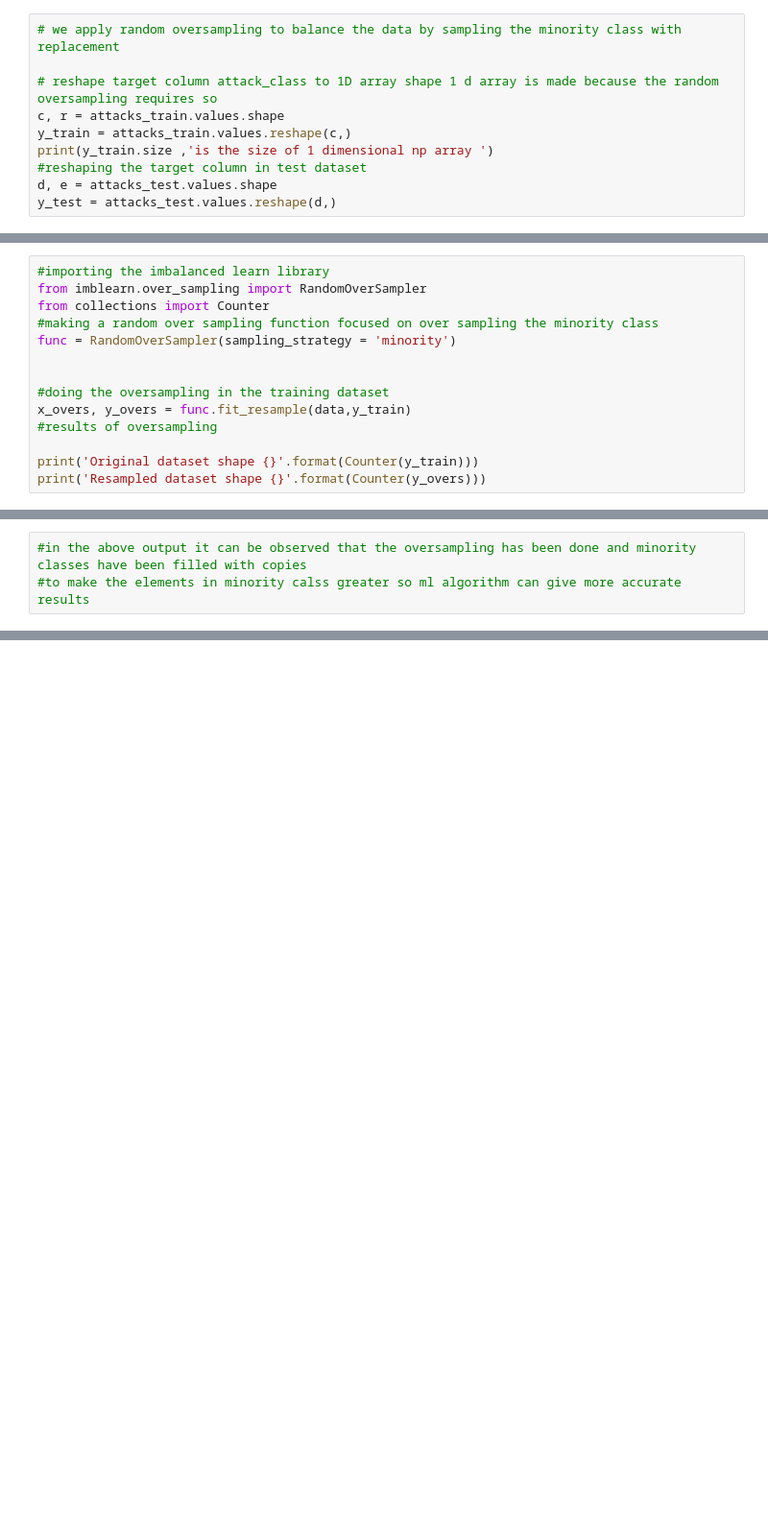
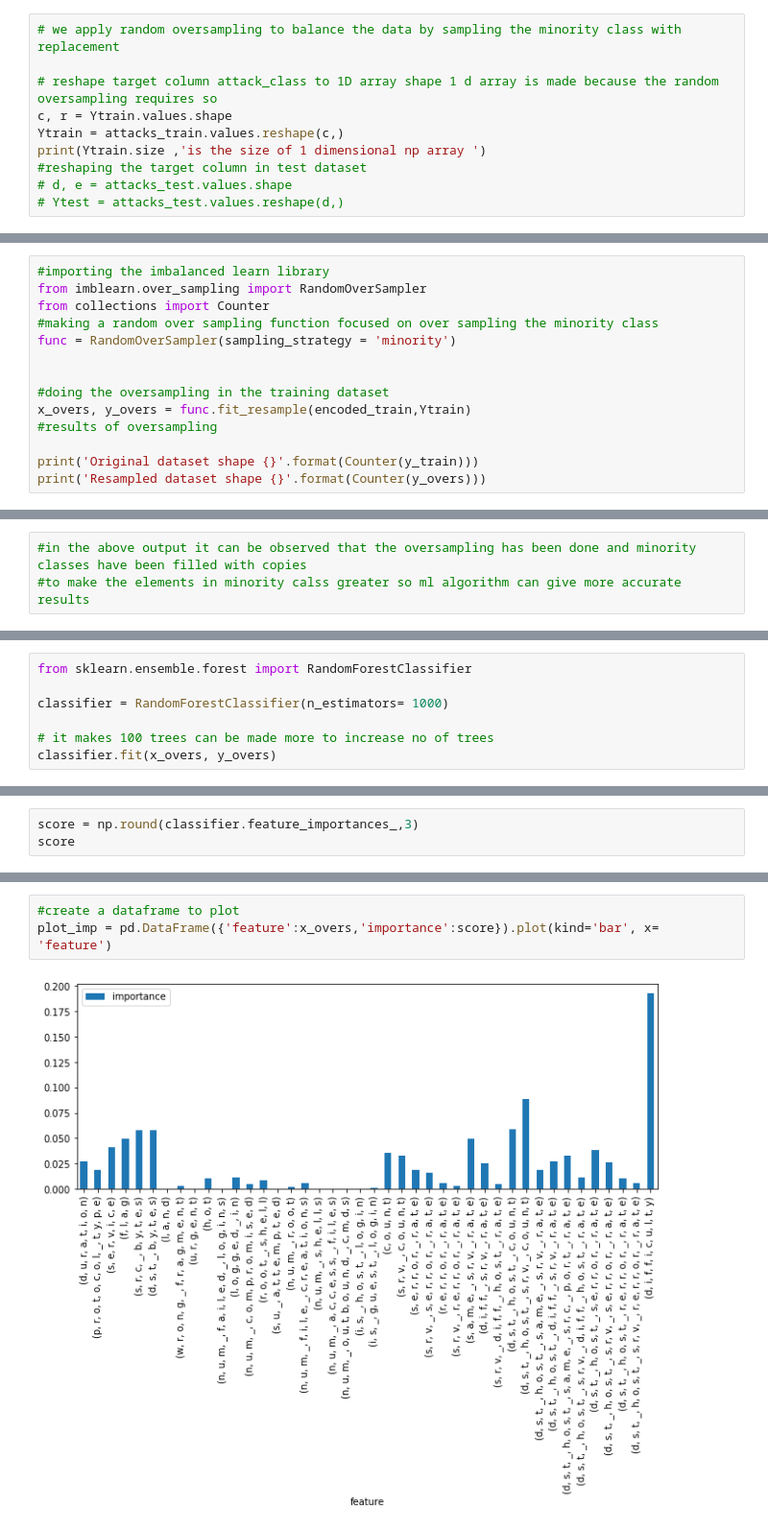
Before and after one commit to abdullahbilalawan/Intrusion_detction_using_AIand-ml, a Jupyter notebook: Intrusion_ml.ipynb, the cells around one changed output, grey strips where cells are left out. Shown at 96% size. Cells and saved outputs as stored; diff of their text form; blank space fills up the shorter version.

```diff
--- a/Intrusion_ml.ipynb
+++ b/Intrusion_ml.ipynb
@@ -302,12 +316,12 @@ data.head()  # all categorial data has been converted to encodings now they can
 # we apply random oversampling to balance the data by sampling the minority class with replacement
 
 # reshape target column attack_class to 1D array shape 1 d array is made because the random oversampling requires so
-c, r = attacks_train.values.shape
-y_train = attacks_train.values.reshape(c,)
-print(y_train.size ,'is the size of 1 dimensional np array ')
+c, r = Ytrain.values.shape
+Ytrain = attacks_train.values.reshape(c,)
+print(Ytrain.size ,'is the size of 1 dimensional np array ')
 #reshaping the target column in test dataset
-d, e = attacks_test.values.shape
-y_test = attacks_test.values.reshape(d,)
+# d, e = attacks_test.values.shape
+# Ytest = attacks_test.values.reshape(d,)
 # %% [output]
 125973 is the size of 1 dimensional np array
 # %%
@@ -319,7 +333,7 @@ func = RandomOverSampler(sampling_strategy = 'minority')
 
 
 #doing the oversampling in the training dataset
-x_overs, y_overs = func.fit_resample(data,y_train)
+x_overs, y_overs = func.fit_resample(encoded_train,Ytrain)
 #results of oversampling
 
 print('Original dataset shape {}'.format(Counter(y_train)))
@@ -332,0 +380,7 @@ Resampled dataset shape Counter({'Normal': 67343, 'U2R': 67343, 'DoS': 45927, 'P
+# %%
+from sklearn.ensemble.forest import RandomForestClassifier
+
+classifier = RandomForestClassifier(n_estimators= 1000)
+
+# it makes 100 trees can be made more to increase no of trees
+classifier.fit(x_overs, y_overs)
@@ -332,0 +415,3 @@ Resampled dataset shape Counter({'Normal': 67343, 'U2R': 67343, 'DoS': 45927, 'P
+# %%
+score = np.round(classifier.feature_importances_,3)
+score
@@ -332,0 +424,5 @@ Resampled dataset shape Counter({'Normal': 67343, 'U2R': 67343, 'DoS': 45927, 'P
+# %%
+#create a dataframe to plot
+plot_imp = pd.DataFrame({'feature':x_overs,'importance':score}).plot(kind='bar', x= 'feature')
+# %% [output]
+[figure, added]
```
Also changed, not shown: parts of 30 cells of this notebook.
